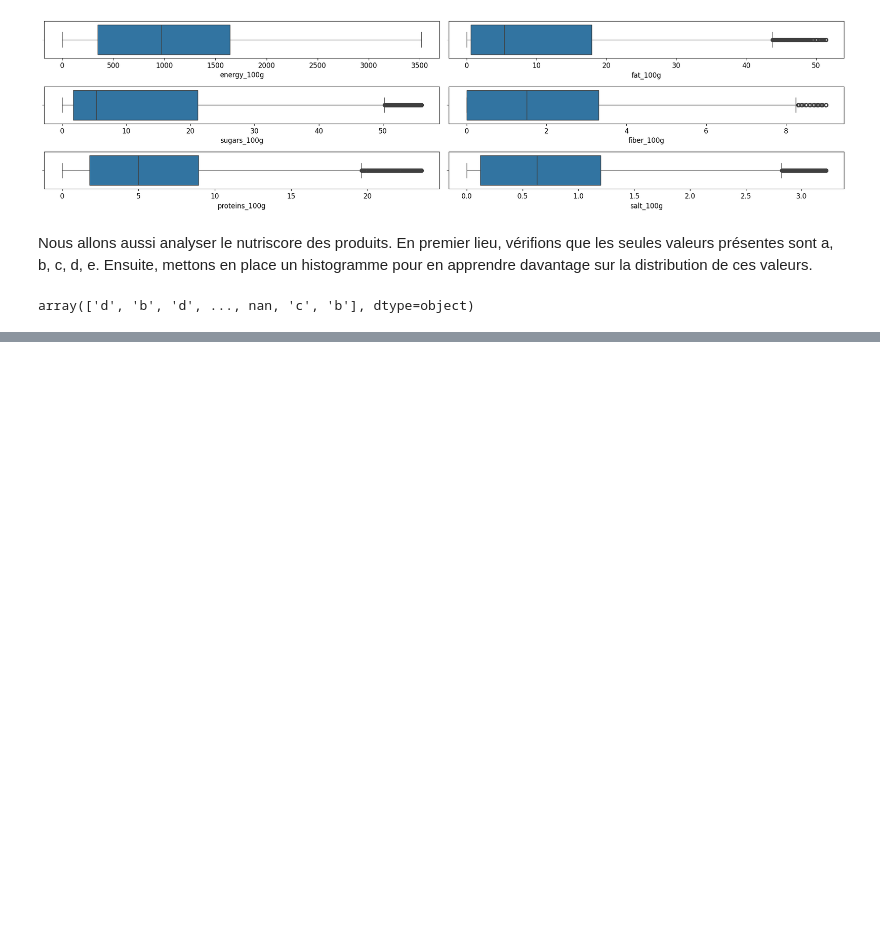
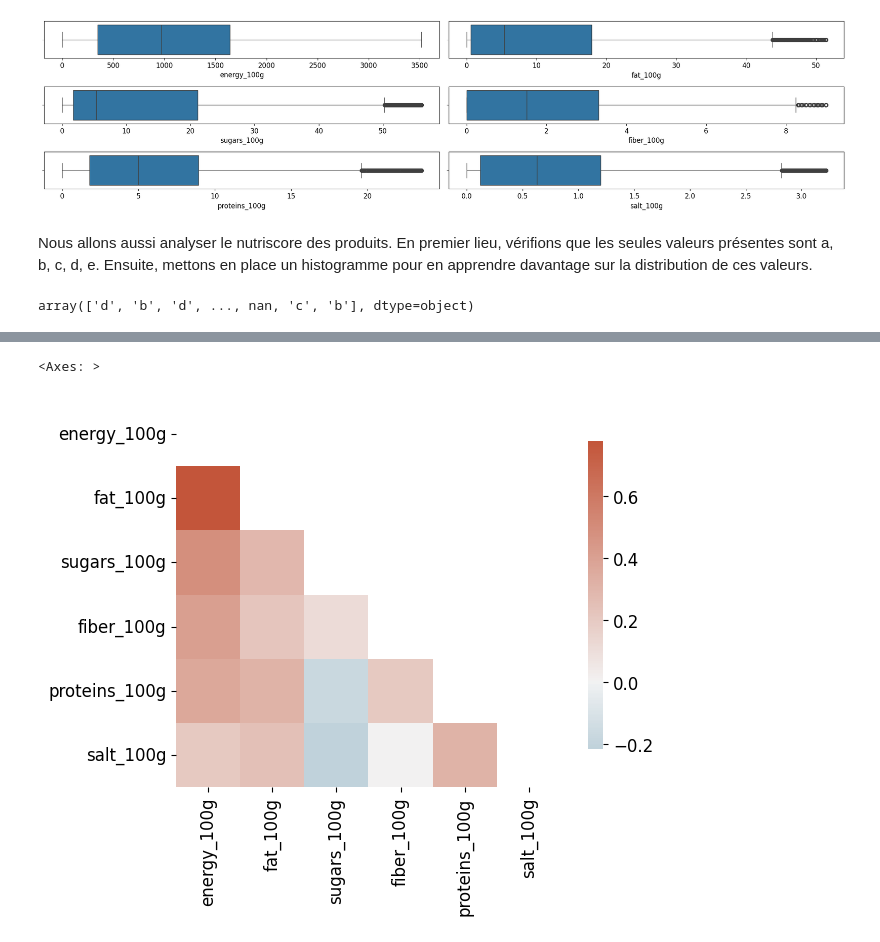
Before and after one commit to tdechanet/IAEngP3, a Jupyter notebook: analyze.ipynb, the cells around one changed output, grey strips where cells are left out. Drawn from its saved outputs; the diff is of its cells as text; code cells hidden in the pictures; blank space fills up the shorter version.

```diff
--- a/analyze.ipynb
+++ b/analyze.ipynb
@@ -213,0 +232,13 @@ sns.histplot(data=df["nutrition_grade_fr"])
+# %%
+corr_matrix = df[nutritive_values].corr()
+
+mask = np.triu(np.ones_like(corr_matrix, dtype=bool))
+
+f, ax = plt.subplots(figsize=(7, 5))
+
+cmap = sns.diverging_palette(230, 20, as_cmap=True)
+
+sns.heatmap(corr_matrix, mask=mask, cmap=cmap, center=0, square=True, cbar_kws={"shrink": .8})
+# %% [output]
+<Axes: >
+[figure, added]
```
Also changed, not shown: parts of 14 cells of this notebook.
